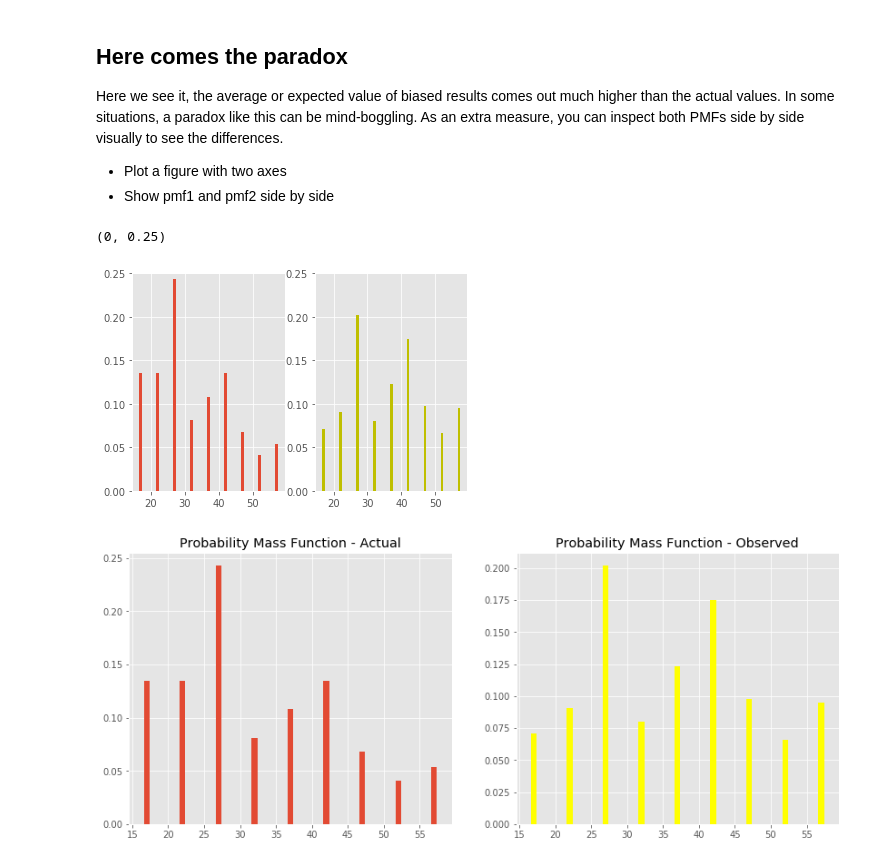
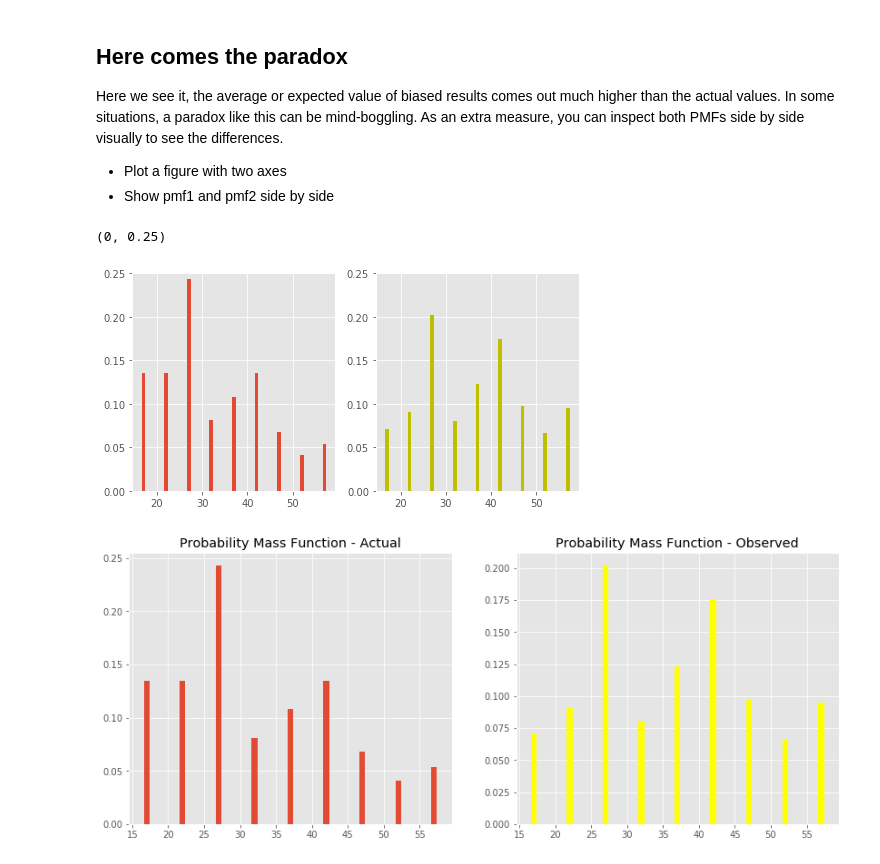
Before and after one commit to Pietrassyk/dsc-probability-mass-function-lab-nyc-ds-career-042219, a Jupyter notebook: index.ipynb, the cells around one changed output. Cells and saved outputs as stored; diff of their text form; code cells hidden in the pictures.

```diff
--- a/index.ipynb
+++ b/index.ipynb
@@ -153,17 +153,17 @@ Here we see it, the average or expected value of biased results comes out much h
 * Plot a figure with two axes
 * Show pmf1 and pmf2 side by side
 # %%
-f
+fig = plt.figure(figsize=(8,4))
 plt.subplot(1,2,1)
 
 plt.bar(sizes,pmf)
 plt.ylim(0,0.25)
 plt.subplot(1,2,2)
 plt.bar(sizes,pmf2, color = "y")
 plt.ylim(0,0.25)
 # %% [output]
 (0, 0.25)
-[figure, old version]
+[figure, new version]
 # %%
 # Plot pmfs side by side
 # %% [output]
```
